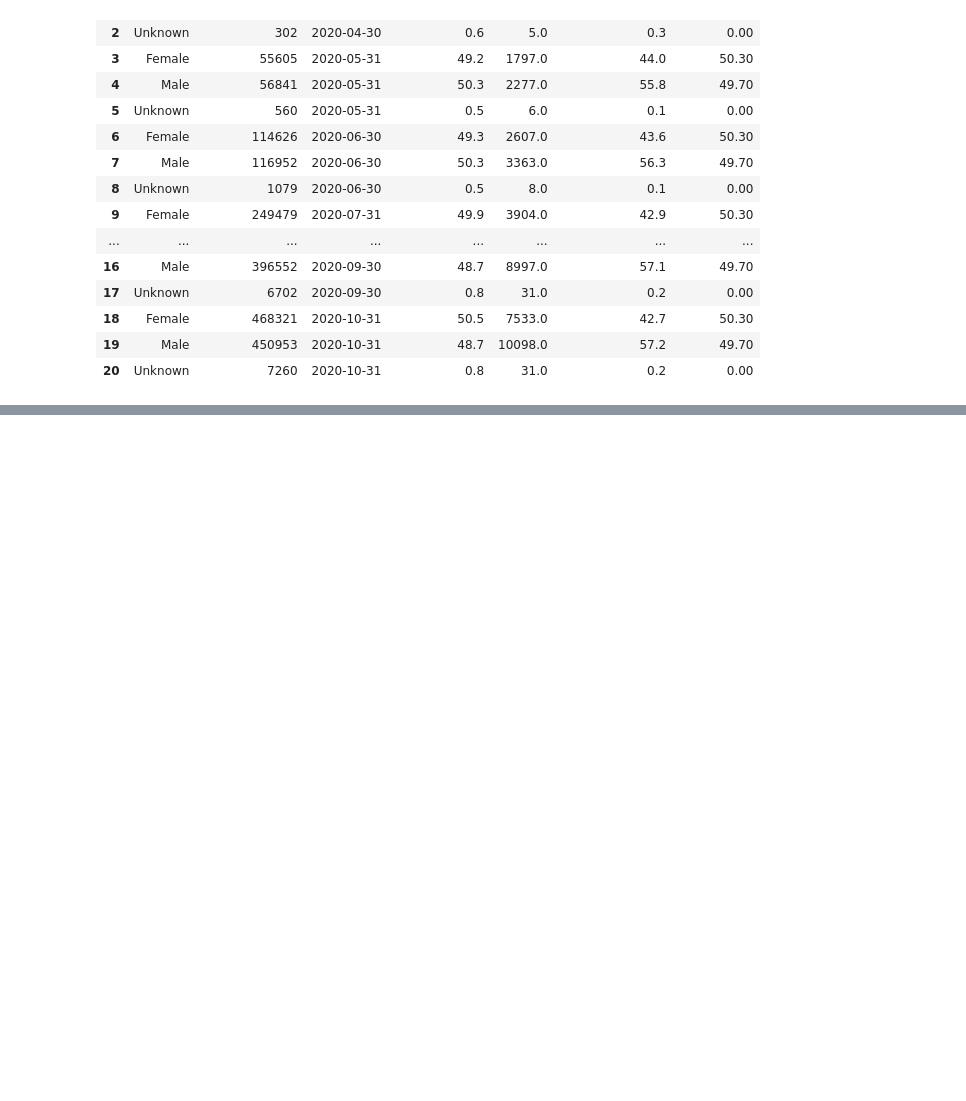
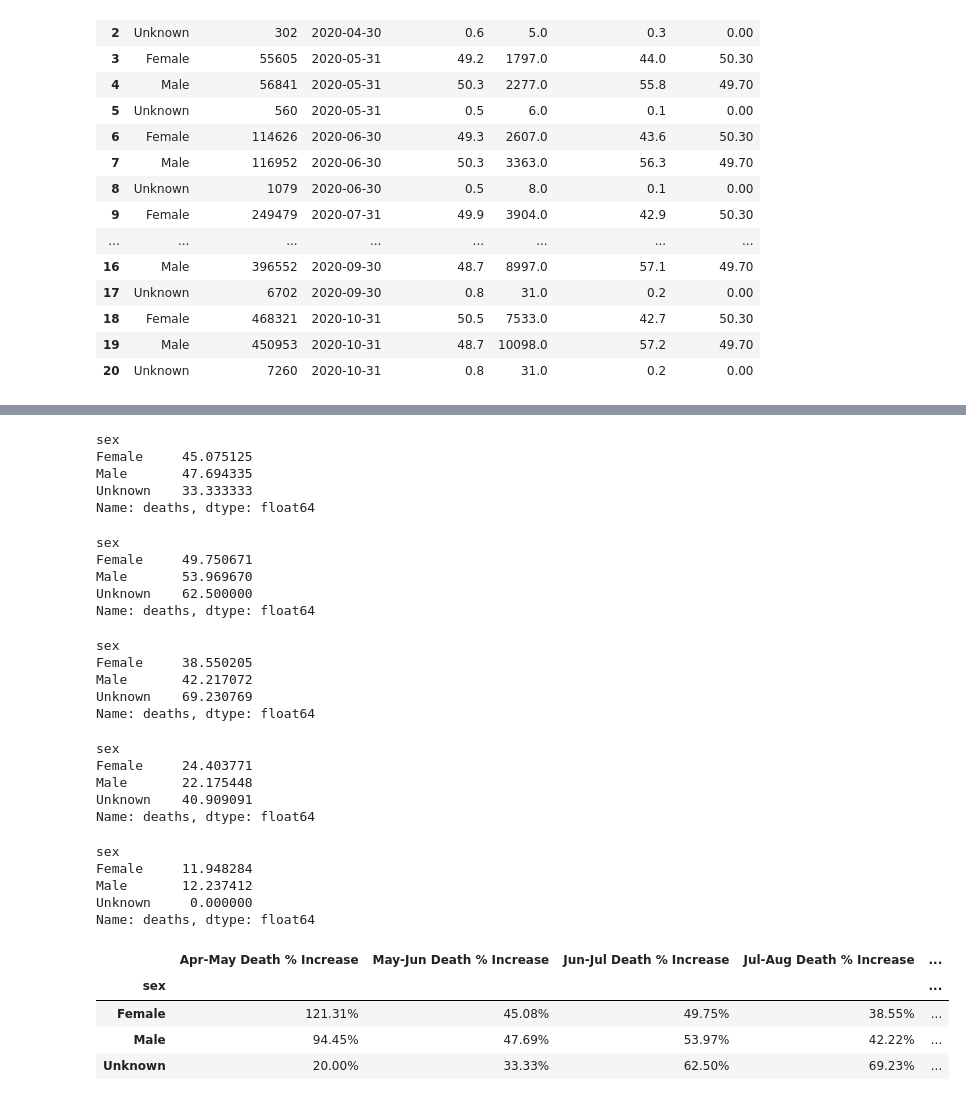
Before and after one commit to rteves0914/COVID_analysis, a Jupyter notebook: gender.ipynb, the cells around one changed output, grey strips where cells are left out. Saved outputs shown, nothing was run; the diff lists cells and outputs as text; code cells hidden in the pictures; blank space fills up the shorter version.

```diff
--- a/gender.ipynb
+++ b/gender.ipynb
@@ -207,0 +220,64 @@ AttributeError: 'Figure' object has no attribute 'add'
+# %%
+May_June_gender_deaths_count = ((June_gender_deaths_count - May_gender_deaths_count) / May_gender_deaths_count) *100
+May_June_gender_deaths_count
+# %% [output]
+sex
+Female     45.075125
+Male       47.694335
+Unknown    33.333333
+Name: deaths, dtype: float64
+# %%
+June_July_gender_deaths_count = ((July_gender_deaths_count - June_gender_deaths_count) / June_gender_deaths_count) *100
+June_July_gender_deaths_count
+# %% [output]
+sex
+Female     49.750671
+Male       53.969670
+Unknown    62.500000
+Name: deaths, dtype: float64
+# %%
+July_August_gender_deaths_count = ((August_gender_deaths_count - July_gender_deaths_count) / July_gender_deaths_count) *100
+July_August_gender_deaths_count
+# %% [output]
+sex
+Female     38.550205
+Male       42.217072
+Unknown    69.230769
+Name: deaths, dtype: float64
+# %%
+August_September_gender_deaths_count = ((September_gender_deaths_count - August_gender_deaths_count) / August_gender_deaths_count) *100
+August_September_gender_deaths_count
+# %% [output]
+sex
+Female     24.403771
+Male       22.175448
+Unknown    40.909091
+Name: deaths, dtype: float64
+# %%
+September_October_gender_deaths_count = ((October_gender_deaths_count - September_gender_deaths_count) / September_gender_deaths_count) *100
+September_October_gender_deaths_count
+# %% [output]
+sex
+Female     11.948284
+Male       12.237412
+Unknown     0.000000
+Name: deaths, dtype: float64
+# %%
+Complete_deaths_df = pd.DataFrame({'Apr-May Death % Increase': April_May_gender_deaths_count, 'May-Jun Death % Increase': May_June_gender_deaths_count,
+                                        'Jun-Jul Death % Increase': June_July_gender_deaths_count,'Jul-Aug Death % Increase': July_August_gender_deaths_count,
+                                        'Aug-Sep Death % Increase': August_September_gender_deaths_count, 'Sep-Oct Death % Increase': September_October_gender_deaths_count})
+Complete_deaths_df.fillna(value = 0, inplace=True)
+Complete_deaths_df['Apr-May Death % Increase'] = Complete_deaths_df['Apr-May Death % Increase'].map("{:.2f}%".format)
+Complete_deaths_df['May-Jun Death % Increase'] = Complete_deaths_df['May-Jun Death % Increase'].map("{:.2f}%".format)
+Complete_deaths_df['Jun-Jul Death % Increase'] = Complete_deaths_df['Jun-Jul Death % Increase'].map("{:.2f}%".format)
+Complete_deaths_df['Jul-Aug Death % Increase'] = Complete_deaths_df['Jul-Aug Death % Increase'].map("{:.2f}%".format)
+Complete_deaths_df['Aug-Sep Death % Increase'] = Complete_deaths_df['Aug-Sep Death % Increase'].map("{:.2f}%".format)
+Complete_deaths_df['Sep-Oct Death % Increase'] = Complete_deaths_df['Sep-Oct Death % Increase'].map("{:.2f}%".format)
+#Complete_deaths_df.fillna(value = 0, inplace=True)
+Complete_deaths_df
+# %% [output]
+|  | Apr-May Death % Increase | May-Jun Death % Increase | Jun-Jul Death % Increase | Jul-Aug Death % Increase | ... |
+| sex |  |  |  |  | ... |
+| Female | 121.31% | 45.08% | 49.75% | 38.55% | ... |
+| Male | 94.45% | 47.69% | 53.97% | 42.22% | ... |
+| Unknown | 20.00% | 33.33% | 62.50% | 69.23% | ... |
```
Also changed, not shown: parts of 23 cells of this notebook.
